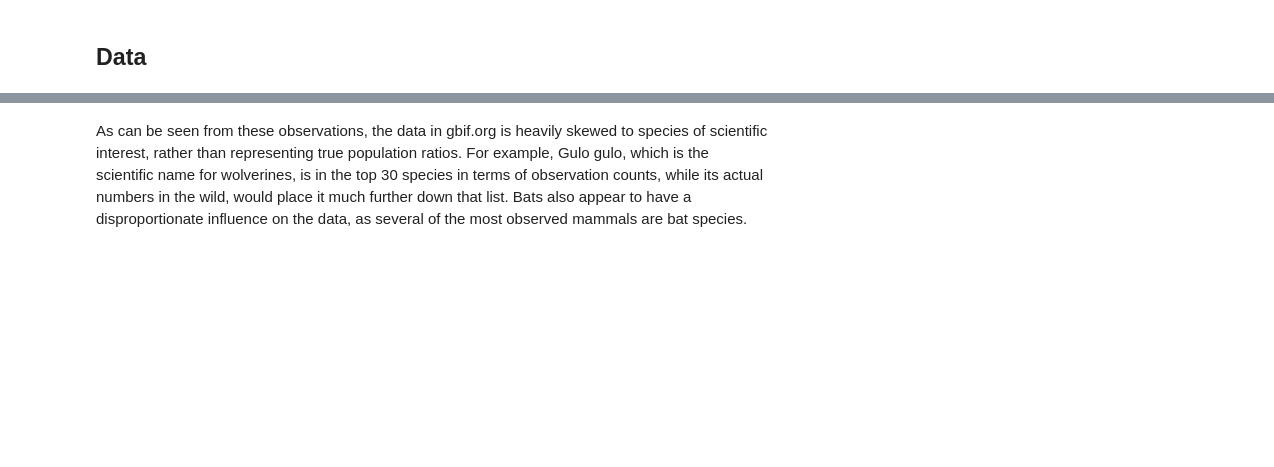
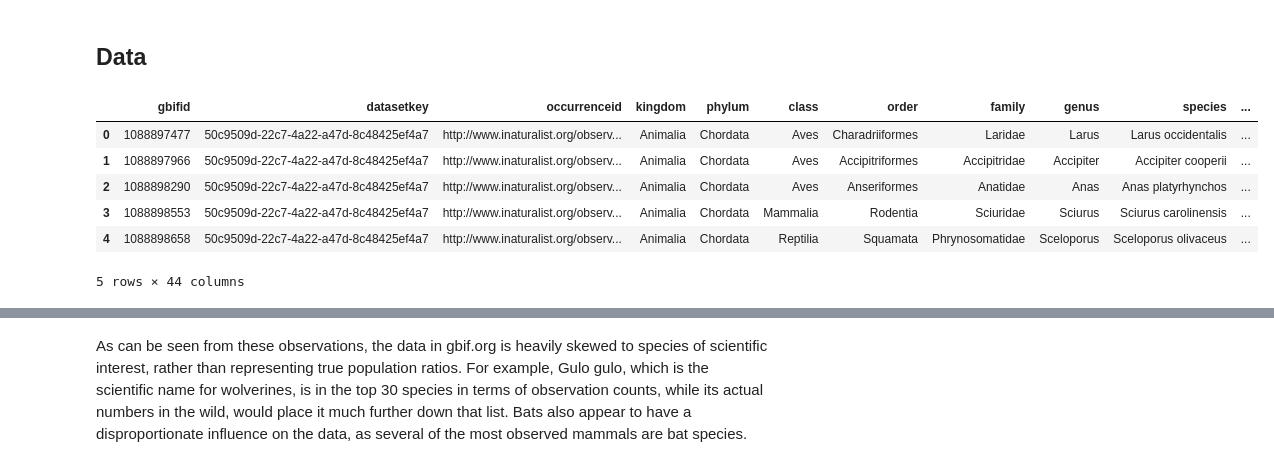
Before and after one commit to averyfaller/AM207Project, a Jupyter notebook: EM.ipynb, the cells around one changed output, grey strips where cells are left out. Cells and saved outputs as stored; diff of their text form; code cells hidden in the pictures; blank space fills up the shorter version.

```diff
--- a/EM.ipynb
+++ b/EM.ipynb
@@ -18,2 +23,13 @@ mammals = pandas.read_csv('Data/Mammalia_2014.csv', sep='\t')
+# %%
+# Let's examine the data to ensure we've imported it correctly
+data.head()
+# %% [output]
+|  | gbifid | datasetkey | occurrenceid | kingdom | phylum | class | order | family | genus | species | ... |
+| 0 | 1088897477 | 50c9509d-22c7-4a22-a47d-8c48425ef4a7 | http://www.inaturalist.org/observ... | Animalia | Chordata | Aves | Charadriiformes | Laridae | Larus | Larus occidentalis | ... |
+| 1 | 1088897966 | 50c9509d-22c7-4a22-a47d-8c48425ef4a7 | http://www.inaturalist.org/observ... | Animalia | Chordata | Aves | Accipitriformes | Accipitridae | Accipiter | Accipiter cooperii | ... |
+| 2 | 1088898290 | 50c9509d-22c7-4a22-a47d-8c48425ef4a7 | http://www.inaturalist.org/observ... | Animalia | Chordata | Aves | Anseriformes | Anatidae | Anas | Anas platyrhynchos | ... |
+| 3 | 1088898553 | 50c9509d-22c7-4a22-a47d-8c48425ef4a7 | http://www.inaturalist.org/observ... | Animalia | Chordata | Mammalia | Rodentia | Sciuridae | Sciurus | Sciurus carolinensis | ... |
+| 4 | 1088898658 | 50c9509d-22c7-4a22-a47d-8c48425ef4a7 | http://www.inaturalist.org/observ... | Animalia | Chordata | Reptilia | Squamata | Phrynosomatidae | Sceloporus | Sceloporus olivaceus | ... |
+5 rows × 44 columns
 # %%
 # Create a subset data frame that just contains the columns that we need
```
Also changed, not shown: parts of 7 cells of this notebook, 2 other files.
